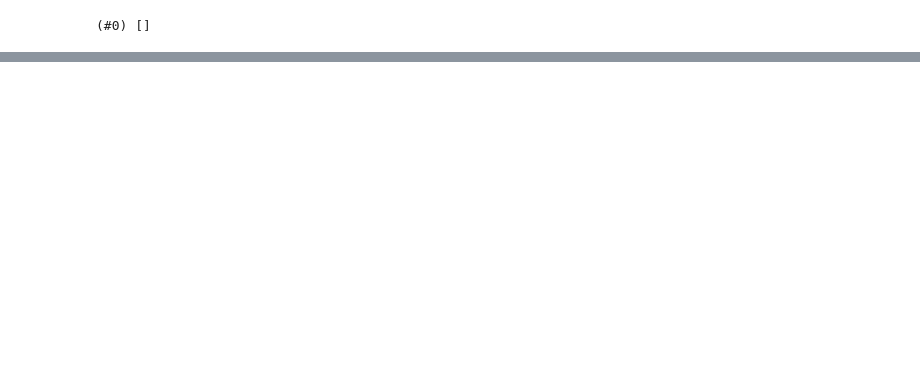
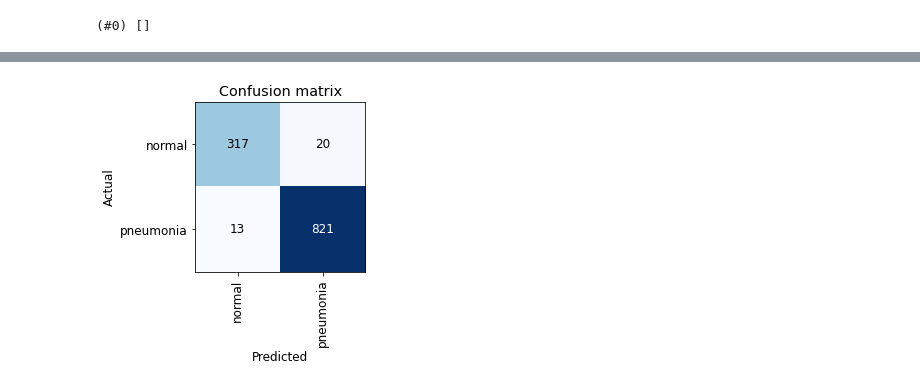
Before and after one commit to tobiasbudig/x-ray-chest-analysis, a Jupyter notebook: x-rax-dep-learning.ipynb, the cells around one changed output, grey strips where cells are left out. Saved outputs shown, nothing was run; the diff lists cells and outputs as text; code cells hidden in the pictures; blank space fills up the shorter version.

```diff
--- a/x-rax-dep-learning.ipynb
+++ b/x-rax-dep-learning.ipynb
@@ -45,0 +52,4 @@ learn.fine_tune(1)
+# %%
+interp = ClassificationInterpretation.from_learner(learn)
+interp.plot_confusion_matrix()
+# %% [output]
@@ -45,0 +57 @@ learn.fine_tune(1)
+[figure, added]
```
Also changed, not shown: parts of 12 cells of this notebook, 1 other file.
